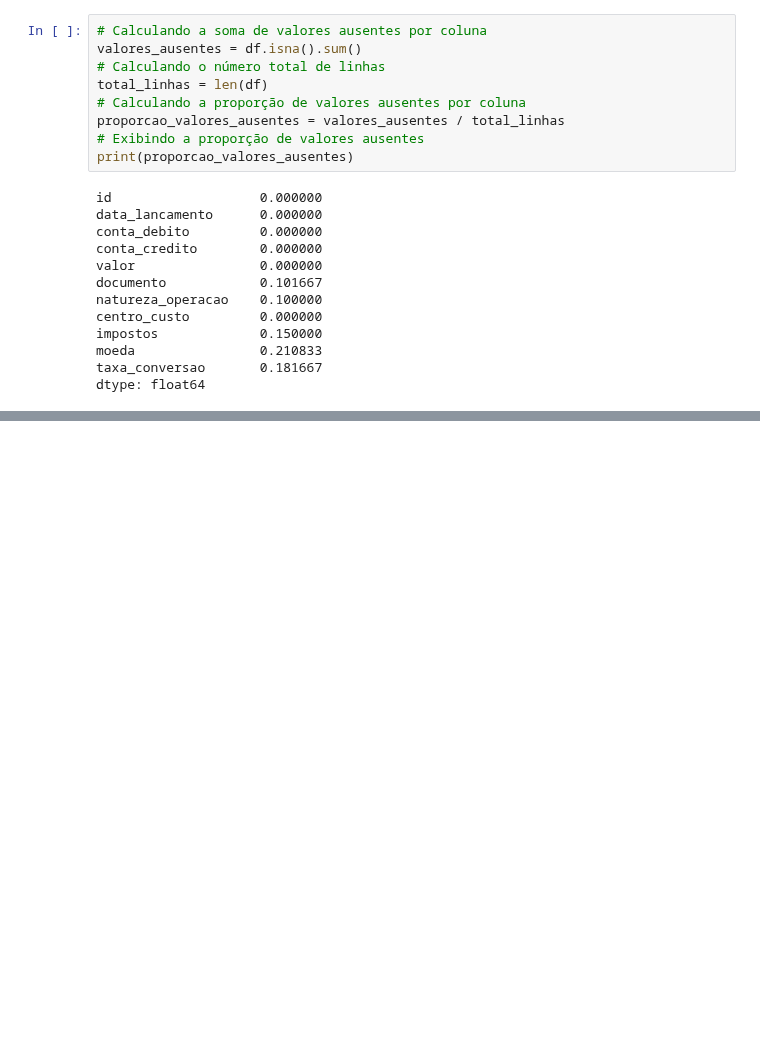
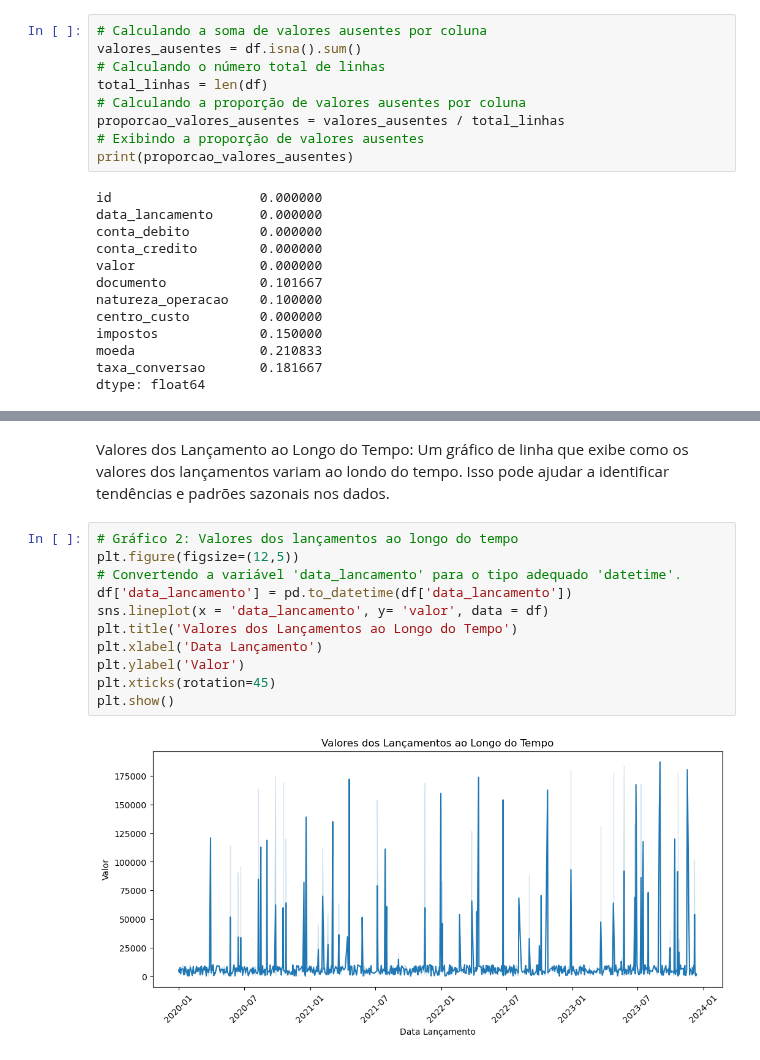
Before and after one commit to leojutsu/analise_de_dados, a Jupyter notebook: projeto4.ipynb, the cells around one changed output, grey strips where cells are left out. Cells and saved outputs as stored; diff of their text form; blank space fills up the shorter version.

```diff
--- a/projeto4.ipynb
+++ b/projeto4.ipynb
@@ -150,0 +163,15 @@ dtype: float64
+# %% [markdown]
+Valores dos Lançamento ao Longo do Tempo: Um gráfico de linha que exibe como os valores dos lançamentos variam ao londo do tempo. Isso pode ajudar a identificar tendências e padrões sazonais nos dados.
+# %%
+# Gráfico 2: Valores dos lançamentos ao longo do tempo
+plt.figure(figsize=(12,5))
+# Convertendo a variável 'data_lancamento' para o tipo adequado 'datetime'.
+df['data_lancamento'] = pd.to_datetime(df['data_lancamento'])
+sns.lineplot(x = 'data_lancamento', y= 'valor', data = df)
+plt.title('Valores dos Lançamentos ao Longo do Tempo')
+plt.xlabel('Data Lançamento')
+plt.ylabel('Valor')
+plt.xticks(rotation=45)
+plt.show()
+# %% [output]
+[figure, added]
```
Also changed, not shown: parts of 2 cells of this notebook.
